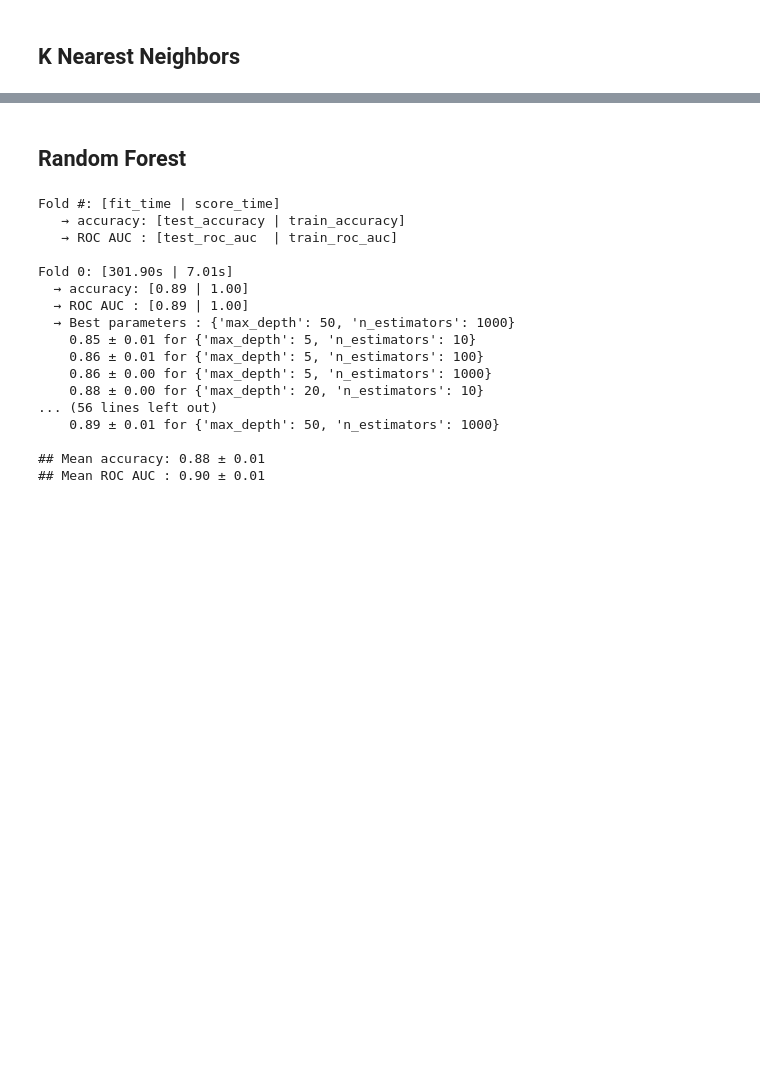
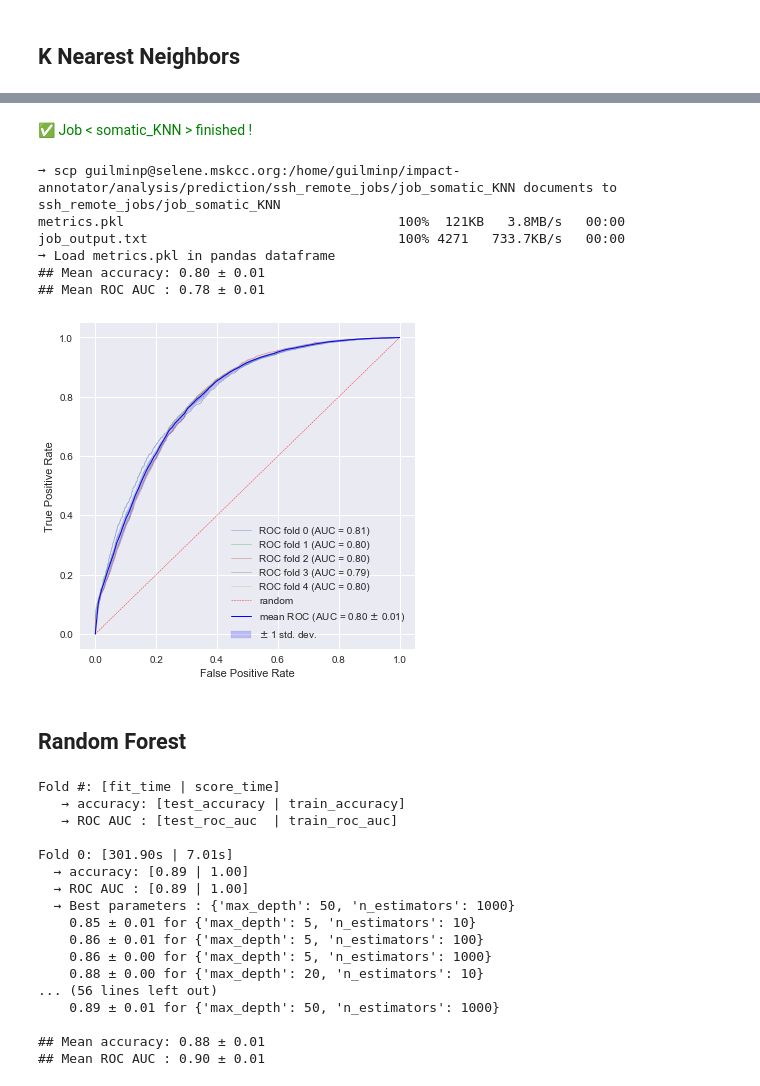
Before and after one commit to ElsaB/impact-annotator, a Jupyter notebook: analysis/prediction/somatic_vs_non_somatic_classification.ipynb, the cells around one changed output, grey strips where cells are left out. Cells and saved outputs as stored; diff of their text form; code cells hidden in the pictures; blank space fills up the shorter version.

```diff
--- a/analysis/prediction/somatic_vs_non_somatic_classification.ipynb
+++ b/analysis/prediction/somatic_vs_non_somatic_classification.ipynb
@@ -312,0 +189,4 @@ Fold 0: [139.44s | 11.06s]
+# %%
+job = Selene_Job('somatic_KNN', 'guilminp')
+X.to_pickle(job.local_job_directory_path + '/X.pkl')
+y.to_pickle(job.local_job_directory_path + '/y.pkl')
@@ -312,0 +237,2 @@ Fold 0: [139.44s | 11.06s]
+# %%
+job.run()
@@ -313,3 +250,16 @@ Fold 0: [139.44s | 11.06s]
+# %%
+job.get_results()
+fig, ax = plt.subplots(1, 1, figsize = (6, 6))
+plot_roc(cv_strategy.get_n_splits(), job.metrics, ax)
+# %% [output]
+✅ <span style='color:green'>Job \< somatic_KNN \> finished !</span><br>
+➞ scp guilminp@selene.mskcc.org:/home/guilminp/impact-annotator/analysis/prediction/ssh_remote_jobs/job_somatic_KNN documents to ssh_remote_jobs/job_somatic_KNN
+metrics.pkl                                   100%  121KB   3.8MB/s   00:00
+job_output.txt                                100% 4271   733.7KB/s   00:00
+➞ Load metrics.pkl in pandas dataframe
+## Mean accuracy: 0.80 ± 0.01
+## Mean ROC AUC : 0.78 ± 0.01
+[figure, added]
 # %% [markdown]
 ## Random Forest
 # %%
```
Also changed, not shown: parts of 25 cells of this notebook, 3 other files.
